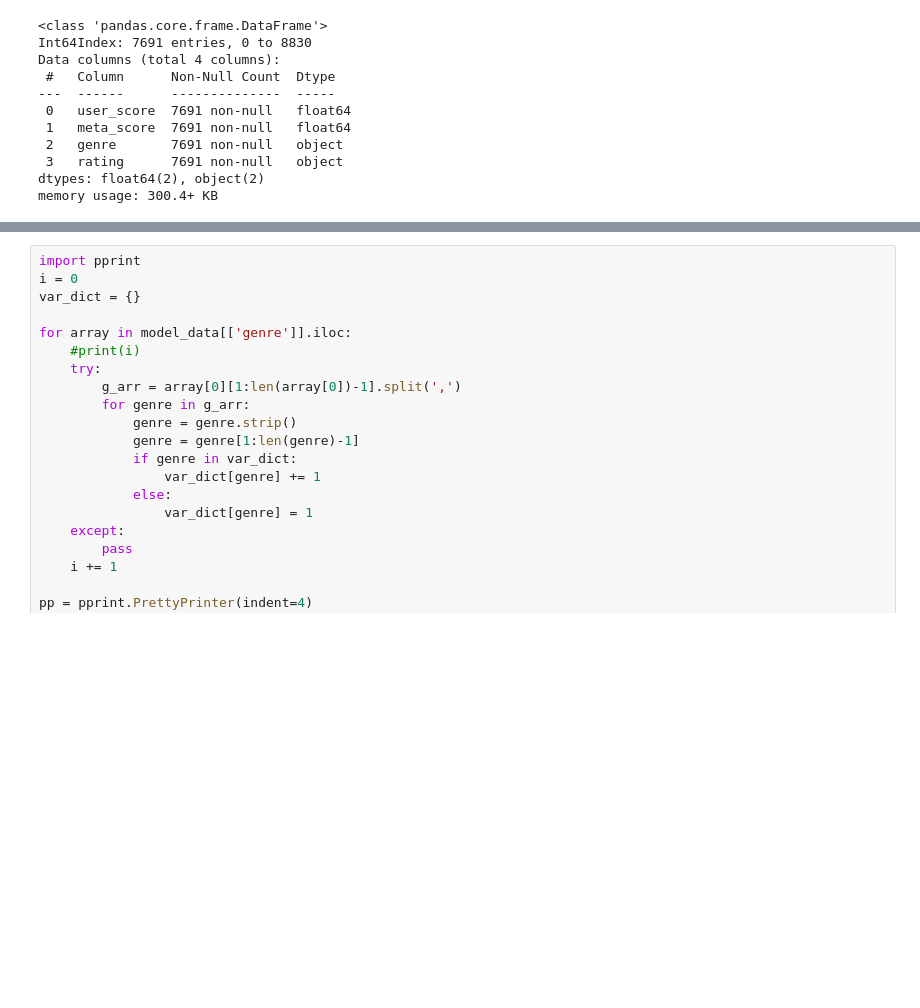
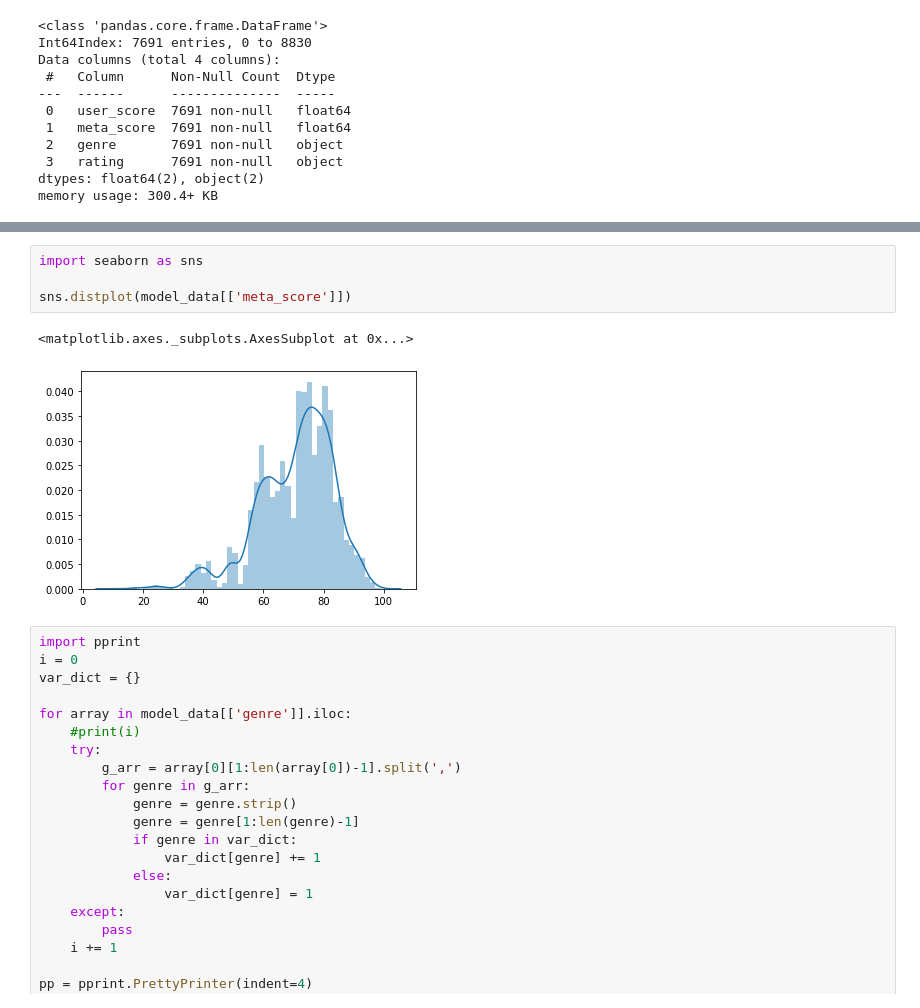
Before and after one commit to TingHsuanYang/cmpe255-spring22-project, a Jupyter notebook: notebooks/dylan-model.ipynb, the cells around one changed output, grey strips where cells are left out. Drawn from its saved outputs; the diff is of its cells as text; blank space fills up the shorter version.

```diff
--- a/notebooks/dylan-model.ipynb
+++ b/notebooks/dylan-model.ipynb
@@ -22,3 +29,10 @@ memory usage: 300.4+ KB
+# %%
+import seaborn as sns
+
+sns.distplot(model_data[['meta_score']])
+# %% [output]
+<matplotlib.axes._subplots.AxesSubplot at 0x...>
+[figure, added]
 # %%
 import pprint
 i = 0
```
Also changed, not shown: parts of 2 cells of this notebook.
